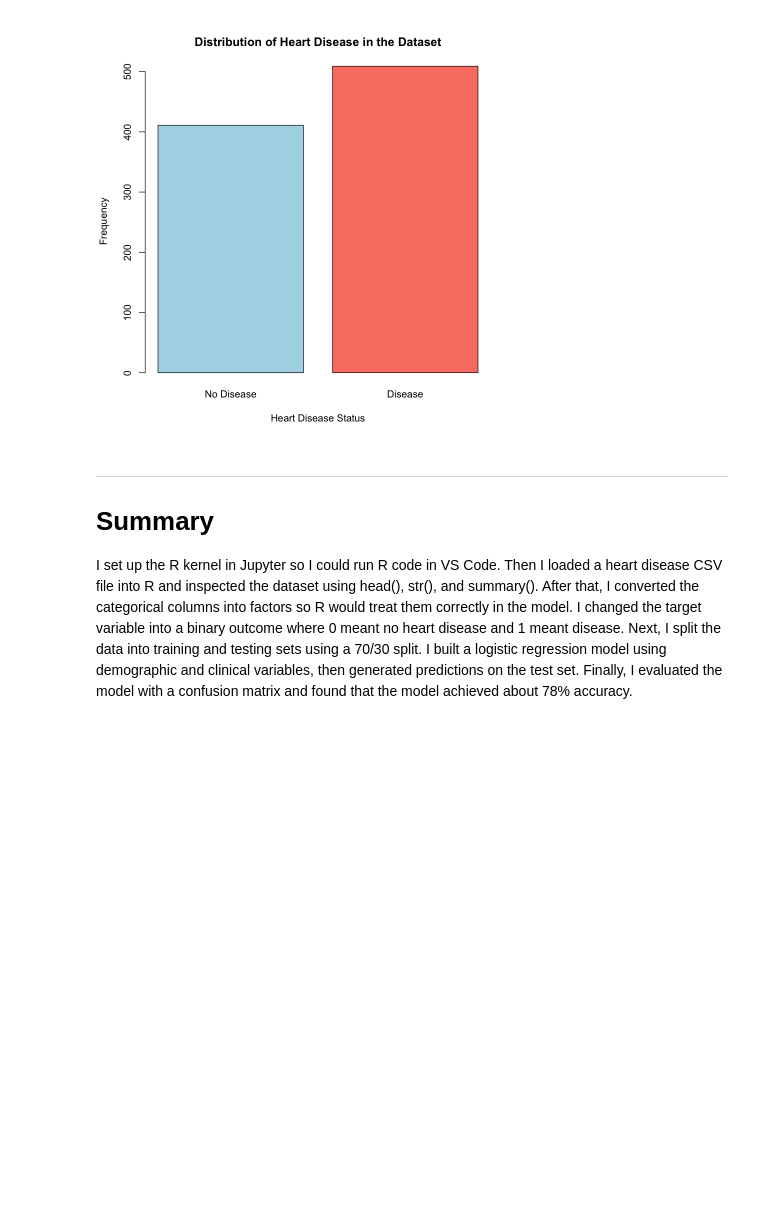
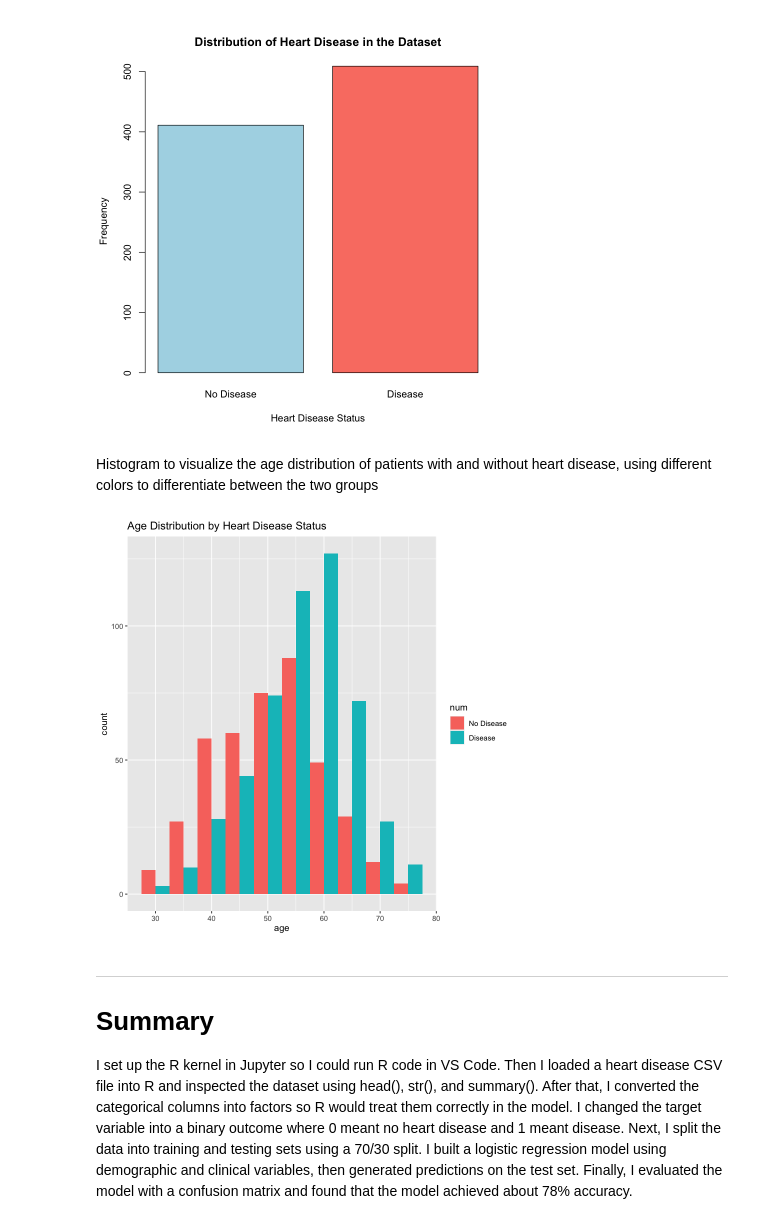
Before and after one commit to JeaneeAllen/r-healthcare-analysis, a Jupyter notebook: r_notebook.ipynb, the cells around one changed output. Cells and saved outputs as stored; diff of their text form; code cells hidden in the pictures; blank space fills up the shorter version.

Commit message:
added histogram to visualization section

```diff
--- a/r_notebook.ipynb
+++ b/r_notebook.ipynb
@@ -287,5 +289,13 @@ xlab = "Heart Disease Status", ylab = "Frequency", col = c("lightblue", "salmon"
 # %% [output]
 [figure]
+# %% [markdown]
+Histogram to visualize the age distribution of patients with and without heart disease, using different colors to differentiate between the two groups
+# %%
+ggplot(heart_data, aes(x = age, fill = num)) +
+  geom_histogram(binwidth = 5, position = "dodge") +
+  labs(title = "Age Distribution by Heart Disease Status")
+# %% [output]
+[figure, added]
 # %% [markdown]
 ***
 # Summary
```
Also changed, not shown: parts of 3 cells of this notebook.
